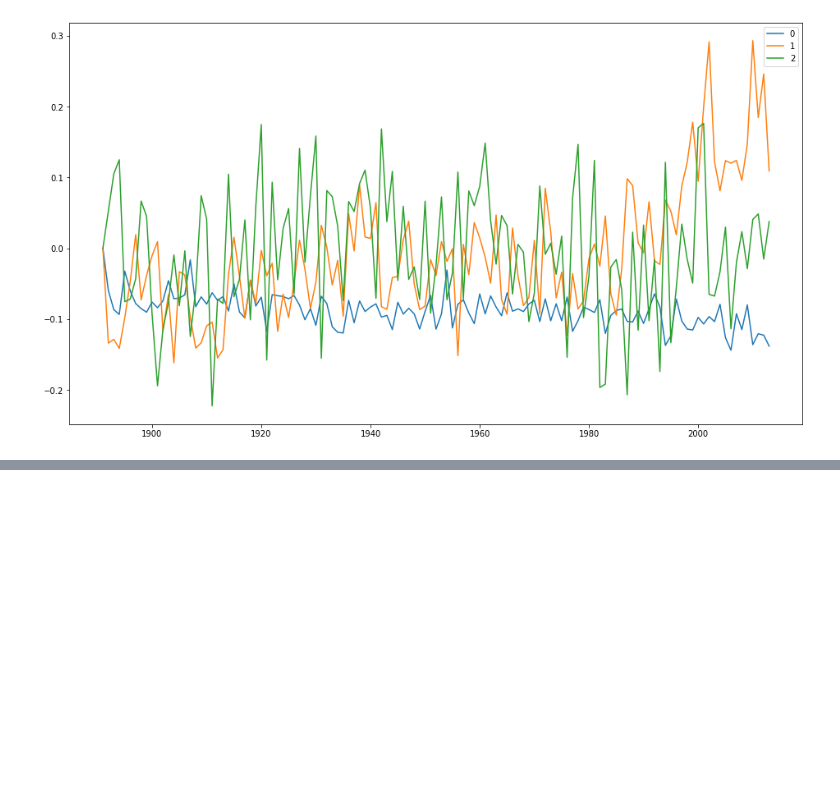
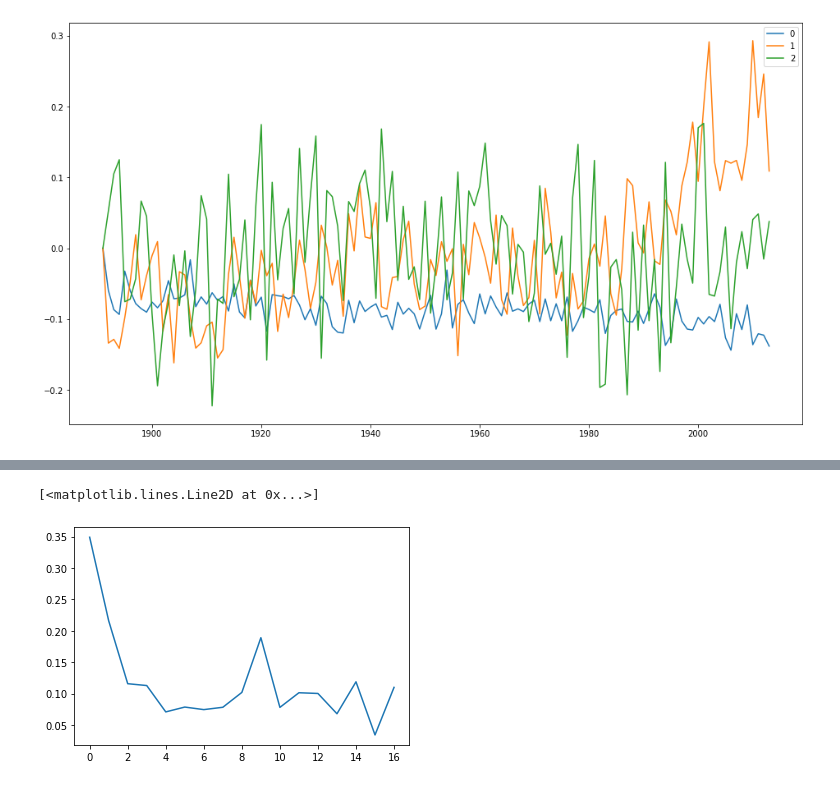
Before and after one commit to bgold-cosmos/mm2022, a Jupyter notebook: Week4a.ipynb, the cells around one changed output, grey strips where cells are left out. Cells and saved outputs as stored; diff of their text form; code cells hidden in the pictures; blank space fills up the shorter version.

```diff
--- a/Week4a.ipynb
+++ b/Week4a.ipynb
@@ -92,0 +142,5 @@ pp.legend(range(3))
+# %%
+pp.plot(np.mean(nmat,0))
+# %% [output]
+[<matplotlib.lines.Line2D at 0x...>]
+[figure, added]
```
Also changed, not shown: parts of 7 cells of this notebook.
